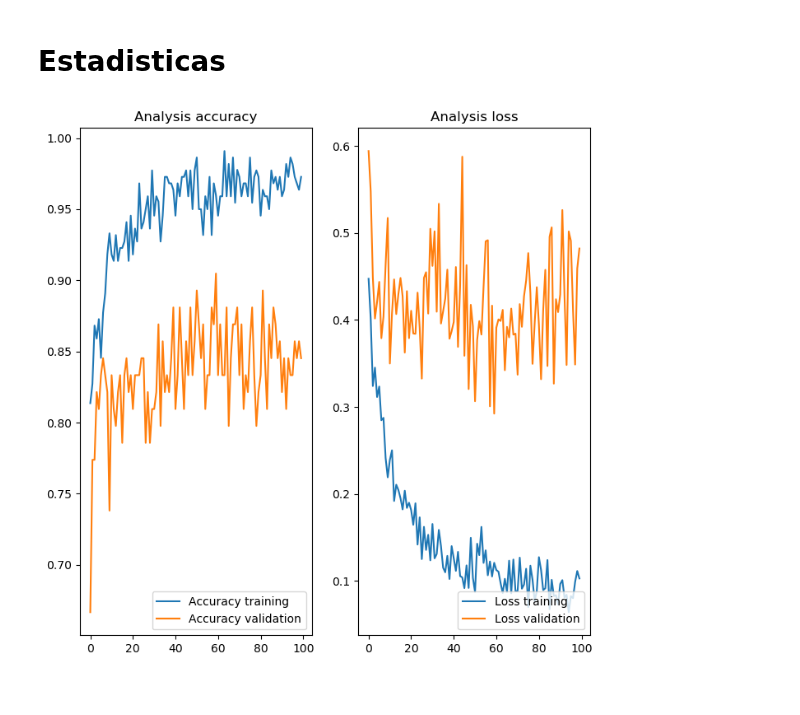
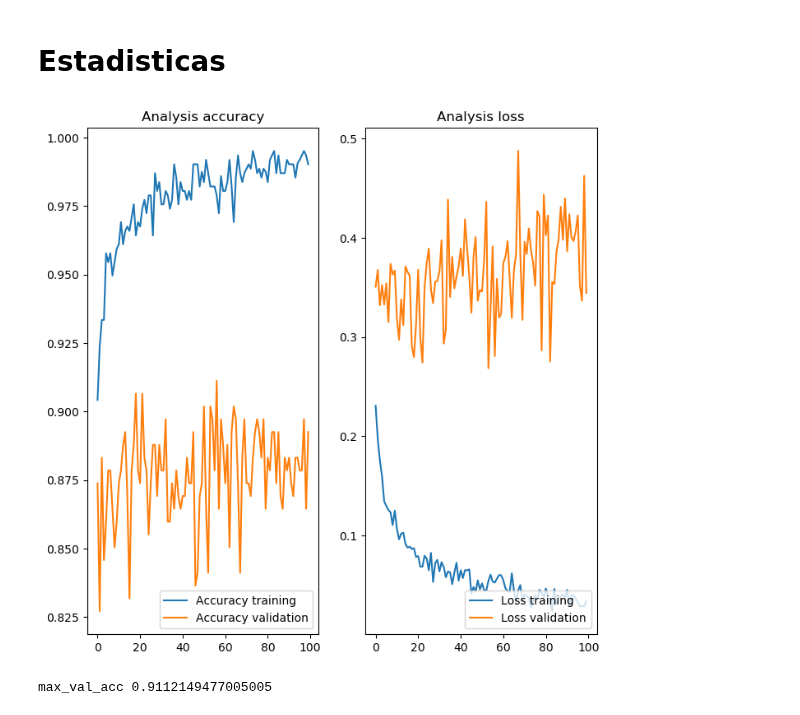
Before and after one commit to trucomanx/cnn_patient_people, a Jupyter notebook: training_patien_people.ipynb, the cells around one changed output. Saved outputs shown, nothing was run; the diff lists cells and outputs as text; code cells hidden in the pictures.

```diff
--- a/training_patien_people.ipynb
+++ b/training_patien_people.ipynb
@@ -8,12 +8,12 @@ import matplotlib.pyplot as plt
 
 datagen=ImageDataGenerator(
     rescale=1./255,
-    rotation_range = 15,
-    width_shift_range= 0.10,
-    height_shift_range= 0.10,
+    rotation_range = 10,
+    width_shift_range= 0.07,
+    height_shift_range= 0.07,
     horizontal_flip=True,
-    shear_range=2,
-    zoom_range = [0.5, 1.5],
+    shear_range=1.25,
+    zoom_range = [0.75, 1.25],
     validation_split=0.25 # 25%
 )
 
@@ -99,7 +100,7 @@ cp_callback = tf.keras.callbacks.ModelCheckpoint(filepath=checkpoint_path,
 EPOCAS=100;
 historical = modelo.fit(
     data_gen_entrenamiento,
-    steps_per_epoch=int(252.0/batch_size),
+    steps_per_epoch=int(648/batch_size),
     epochs=EPOCAS,
     validation_data=data_gen_validacion,
     callbacks=[cp_callback]
@@ -127,25 +128,31 @@ Epoch 00100: val_accuracy did not improve from 0.90476
 # %%
 acc      = historical.history['accuracy'];
 val_acc  = historical.history['val_accuracy'];
 loss     = historical.history['loss'];
 val_loss = historical.history['val_loss'];
 
 rango_epocas=range(EPOCAS);
 
 plt.figure(figsize=(8,8))
 #
 plt.subplot(1,2,1)
 plt.plot(rango_epocas,    acc,label='Accuracy training')
 plt.plot(rango_epocas,val_acc,label='Accuracy validation')
 plt.legend(loc='lower right')
 plt.title('Analysis accuracy')
 #
 plt.subplot(1,2,2)
 plt.plot(rango_epocas,    loss,label='Loss training')
 plt.plot(rango_epocas,val_loss,label='Loss validation')
 plt.legend(loc='lower right')
 plt.title('Analysis loss')
 #
 plt.show()
+
+print('max_val_acc', np.max(val_acc))
+
+import os
+os.rename(checkpoint_path, 'modelo_acc'+str(int(np.max(val_acc)*100000))+'.h5')
 # %% [output]
-[figure, old version]
+[figure, new version]
+max_val_acc 0.9112149477005005
```
Also changed, not shown: parts of 4 cells of this notebook, 2 other files.
